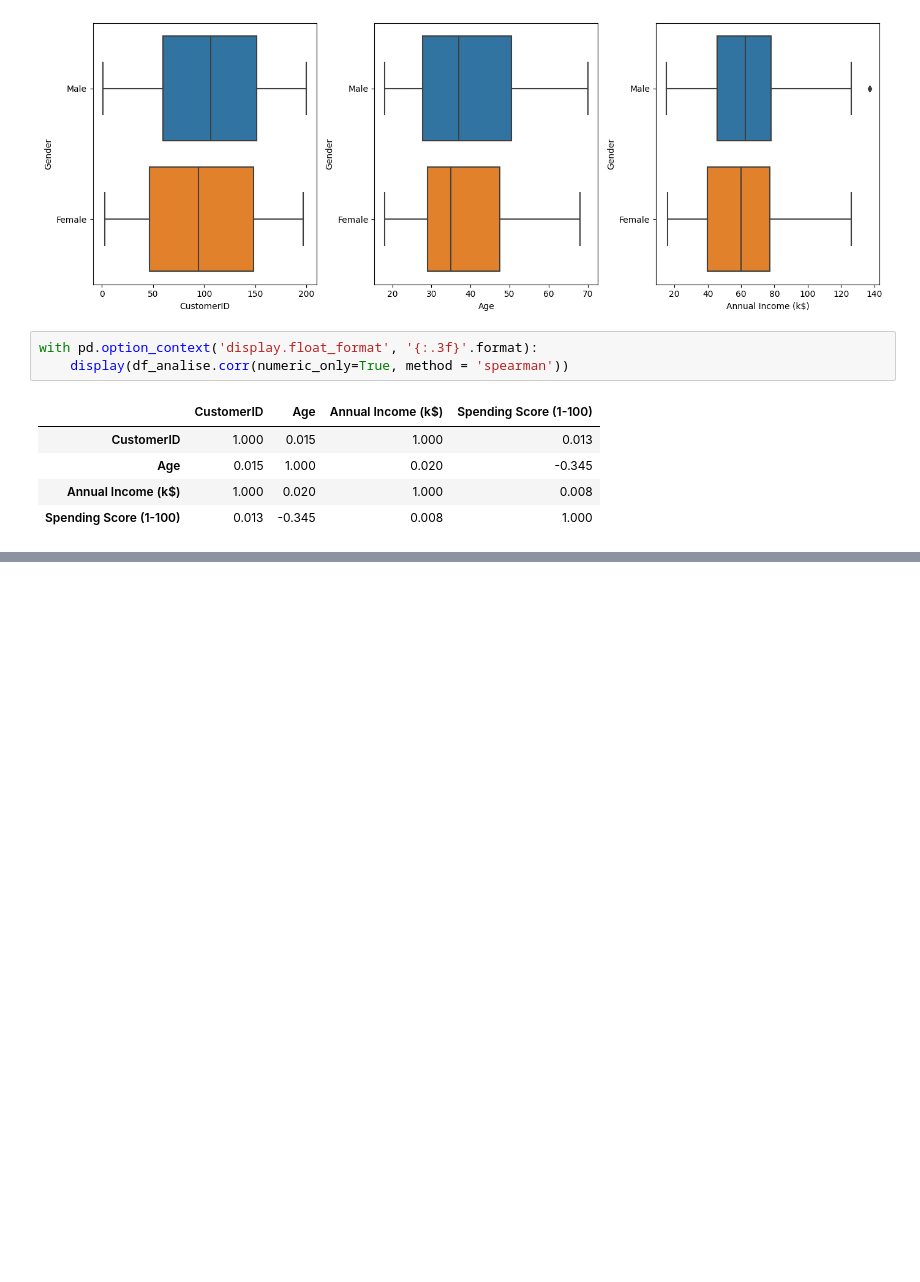
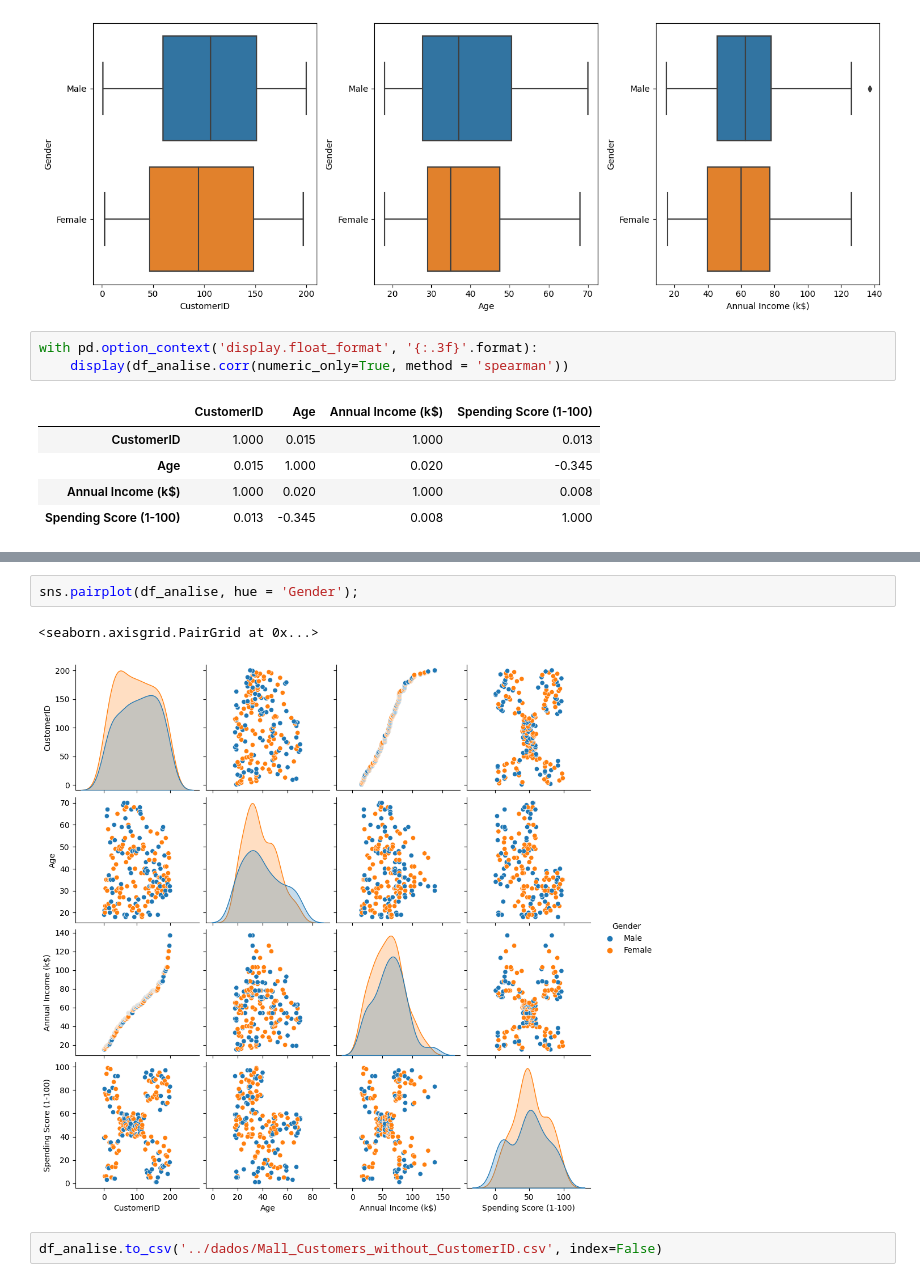
Before and after one commit to Felandim/PortfolioProjetos, a Jupyter notebook: 2 Segmentação de clientes/notebook/projeto_supermercado_01_eda_vazio.ipynb, the cells around one changed output, grey strips where cells are left out. Cells and saved outputs as stored; diff of their text form; blank space fills up the shorter version.

```diff
--- a/2 Segmentação de clientes/notebook/projeto_supermercado_01_eda_vazio.ipynb
+++ b/2 Segmentação de clientes/notebook/projeto_supermercado_01_eda_vazio.ipynb
@@ -160,0 +165,7 @@ with pd.option_context('display.float_format', '{:.3f}'.format):
+# %%
+sns.pairplot(df_analise, hue = 'Gender');
+# %% [output]
+<seaborn.axisgrid.PairGrid at 0x...>
+[figure, added]
+# %%
+df_analise.to_csv('../dados/Mall_Customers_without_CustomerID.csv', index=False)
```
Also changed, not shown: parts of 1 cell of this notebook, 2 other files.
